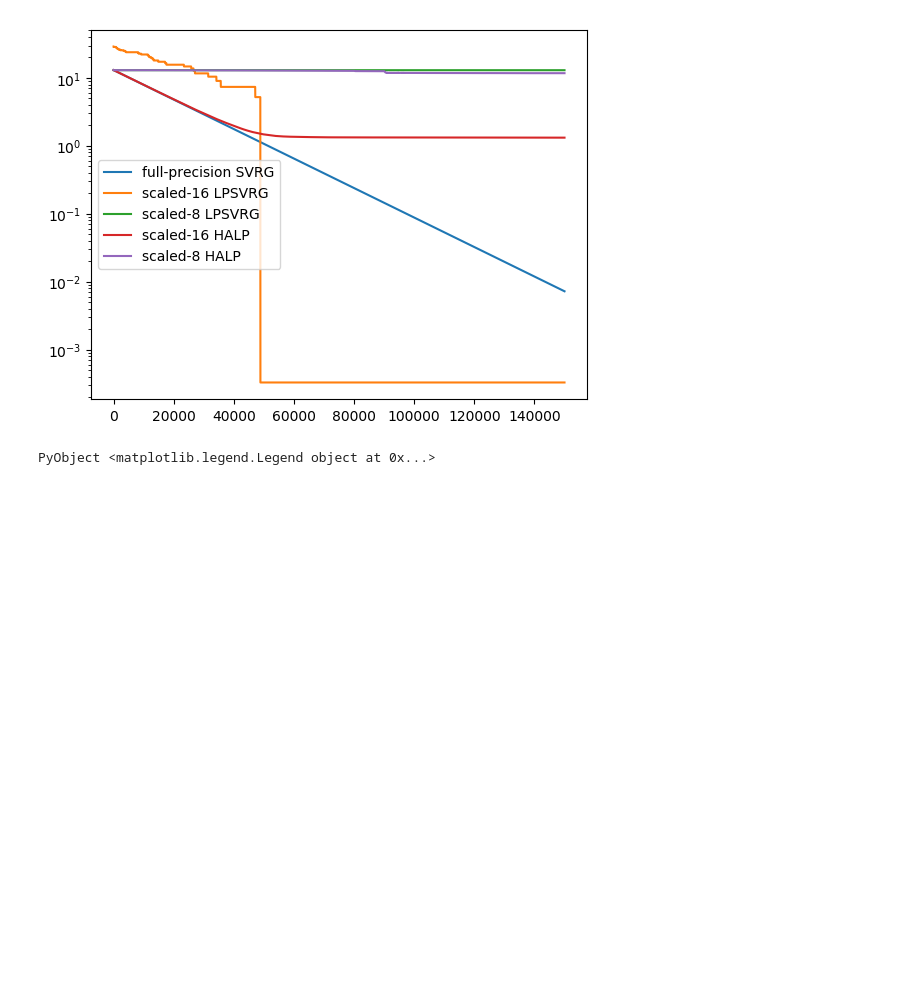
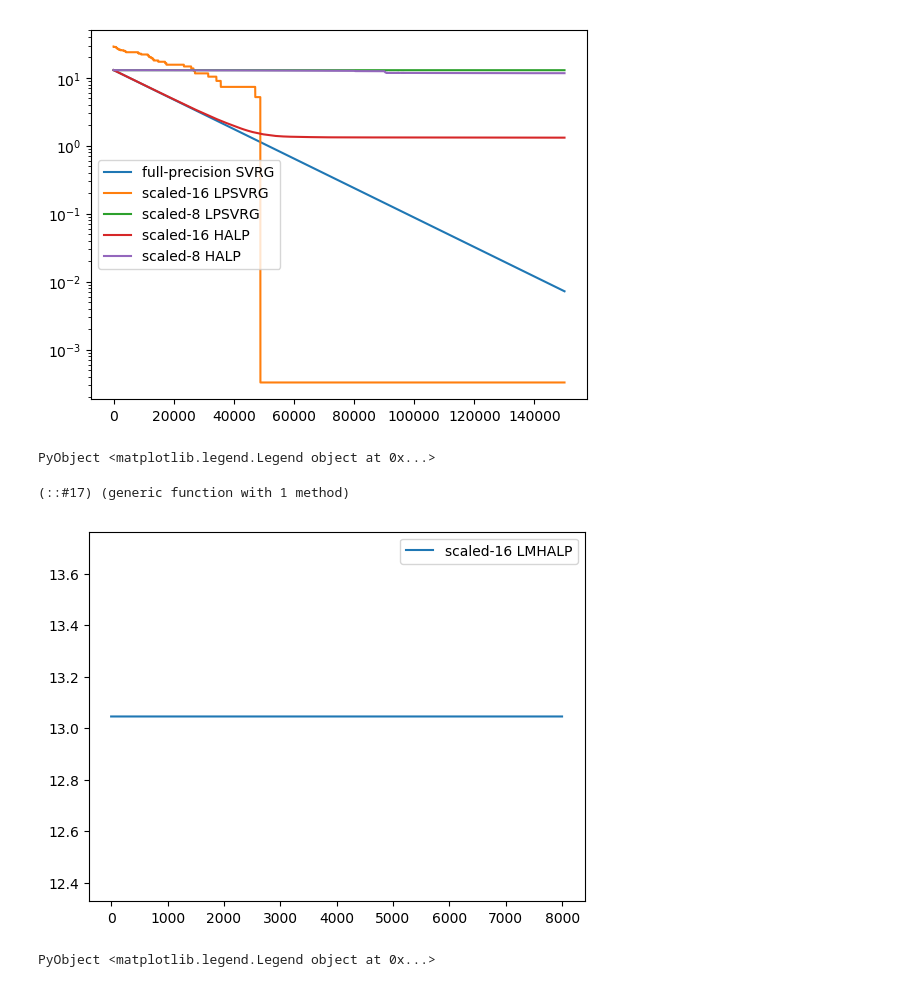
Before and after one commit to ifilonenko/sgd-vr-precision, a Jupyter notebook: experiments/lm-halp.ipynb, the cells around one changed output. Saved outputs shown, nothing was run; the diff lists cells and outputs as text; code cells hidden in the pictures; blank space fills up the shorter version.

```diff
--- a/experiments/lm-halp.ipynb
+++ b/experiments/lm-halp.ipynb
@@ -102,3 +96,22 @@ legend()
 # %% [output]
 [figure]
 PyObject <matplotlib.legend.Legend object at 0x...>
+# %%
+# Gradient for Logistic Regression
+halp_g_log_loss = ((p, Y) -> (-Y ./ (1 + exp.(Y .* p))) / length(Y))
+# %% [output]
+(::#17) (generic function with 1 method)
+# %%
+blue = 8;
+purple = 8;
+alpha = 0.0005;
+mu = 1/.100;
+tol = 1.0;
+# %%
+(w,dto_lmhalp) = LMHALP{alpha,N,8,B}(w0,wopt,X,Y,blue,purple,mu,tol,halp_g_log_loss);
+# %%
+plot(dto_lmhalp;label="scaled-16 LMHALP")
+legend()
+# %% [output]
+[figure, added]
+PyObject <matplotlib.legend.Legend object at 0x...>
```
Also changed, not shown: parts of 4 cells of this notebook, 3 other files.
